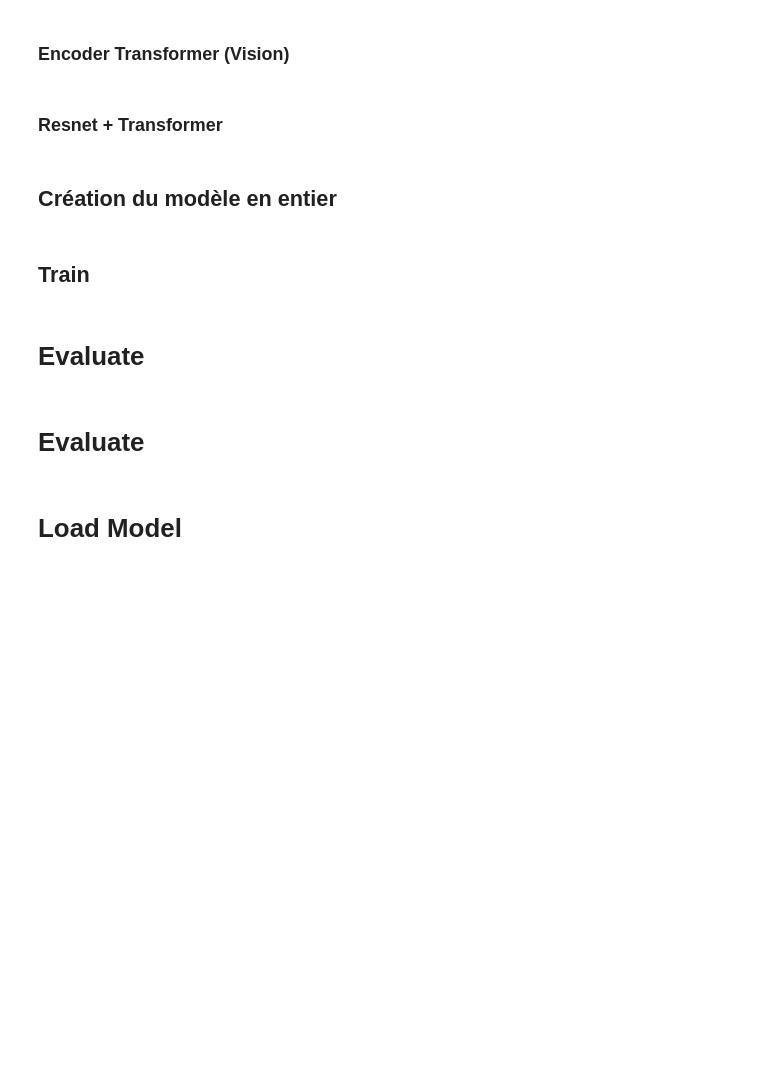
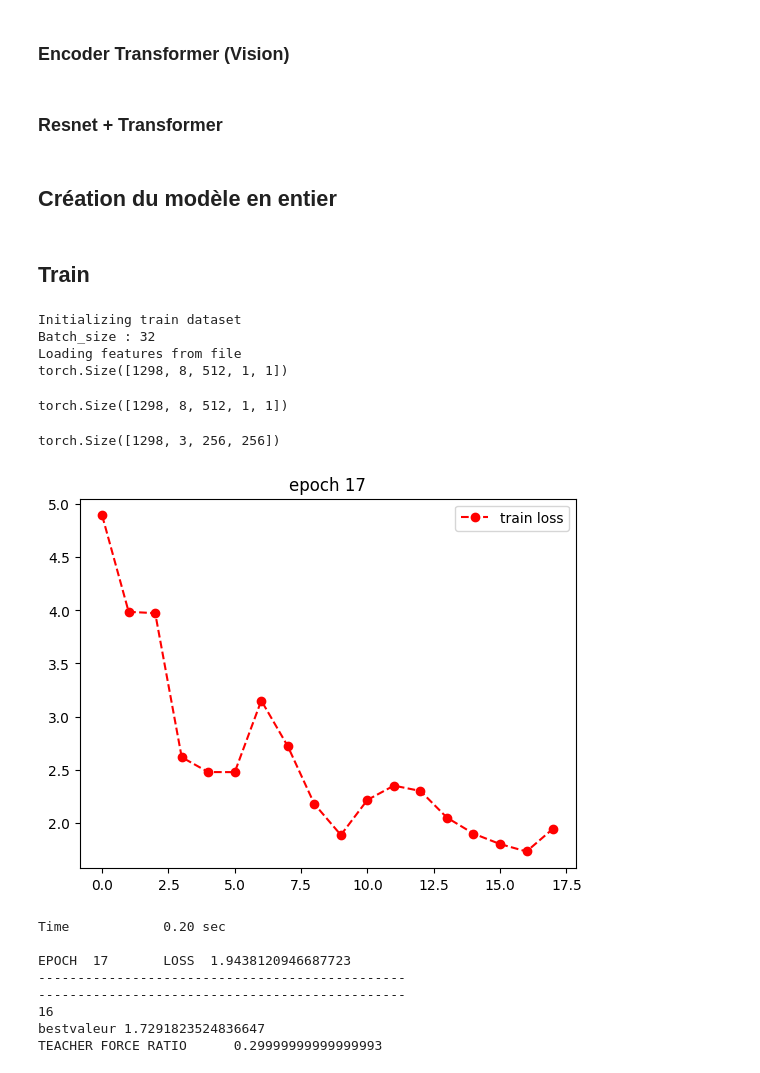
Before and after one commit to schockschock/trajectory_bitransformer_, a Jupyter notebook: UV_projet/github_repo/Encoder_CrossAttention_Transformer.ipynb, the cells around one changed output. Drawn from its saved outputs; the diff is of its cells as text; code cells hidden in the pictures; blank space fills up the shorter version.

Commit message:
CrossAttentionNewDataset

```diff
--- a/UV_projet/github_repo/Encoder_CrossAttention_Transformer.ipynb
+++ b/UV_projet/github_repo/Encoder_CrossAttention_Transformer.ipynb
@@ -698,12 +717,17 @@ class Seq2SeqCA(nn.Module):
 # %%
 #train dataset and loader
 
-batch_size = 4
+batch_size = 32
 print("Initializing train dataset")
 print("Batch_size : {}".format(batch_size))
 
 conv_model = Resnet()
 
-dataset_train = TrajectoryPredictionDataset(image_folder_path, cnx_train, conv_model = conv_model)
-train_loader  = torch.utils.data.DataLoader(dataset_train, batch_size=batch_size, shuffle=True, num_workers=2, drop_last=True, pin_memory=True)
+dataset_train = TrajectoryPredictionDataset(image_folder_path, cnx_train, conv_model = conv_model, load_features = "features_resnet.npy")
+train_loader  = torch.utils.data.DataLoader(dataset_train, batch_size=batch_size, shuffle=False, num_workers=2, drop_last=True, pin_memory=True)
 validation_loader = None
+# %% [output]
+Initializing train dataset
+Batch_size : 32
+Loading features from file
+torch.Size([1298, 8, 512, 1, 1])
@@ -712,3 +734,9 @@ next(iter(train_loader))[2].size()
+# %%
+print(dataset_train.features.size())
+dataset_train.visual_data.size()
+# %% [output]
+torch.Size([1298, 8, 512, 1, 1])
+torch.Size([1298, 3, 256, 256])
 # %%
 model = Seq2SeqCA(device,embed_size=512,code_size=512,dropout_val=dropout_val,batch_size=batch_size)
 model = model.to(device).double()
@@ -765,13 +793,13 @@ def train(model, optimizer, scheduler, criterion, criterion_vision, clip,train_l
             for i,data in enumerate(train_loader):
                 #print("\n--------------- Batch %d/ %d ---------------"%(j,i)) #(epoch/i)
                 # Forward
-                obs, pred, visual_obs, frame_tensor = data
+                obs, pred,features, frame_tensor = data
 
                 input_tensor, output_tensor         = obs.double().squeeze(dim=1).to('cuda', non_blocking=True), pred.double().squeeze(dim=1).to('cuda', non_blocking=True)
 
-                visual_input_tensor                 = visual_obs.double().squeeze(dim=1).to('cuda', non_blocking=True)
+                features                 = features.double().squeeze(dim=1).to('cuda', non_blocking=True)
 
-                prediction = model(input_tensor, output_tensor, visual_input_tensor)
+                prediction = model(input_tensor, output_tensor, features)
 
                 calculated_prediction = prediction.cumsum(axis=1) #calculated_prediction
 
@@ -831,17 +859,25 @@ def train(model, optimizer, scheduler, criterion, criterion_vision, clip,train_l
         is_best = epoch_loss < best_val
         best_val = min(epoch_loss, best_val)
         print("bestvaleur", best_val)
-        if save_path and (j+1)%5==0:
+        if save_path and (j+1)%20==0:
             save_checkpoint({'epoch': j+1,'state_dict': model.state_dict(),'optimizer': optimizer.state_dict(),'scheduler': scheduler.state_dict(),'best_loss': best_val}, is_best, save_path, 'epoch_{}.pth'.format(j+1))
 
     return epoch_loss / (int(data_size/chunk_size))
 # %%
 print("TRAIN")
 model.train()
 print("path mode\t",path_mode)
 
-save_path = "/notebook_data/Introvert_ResnetTransf/save_models/cross_attention/"
+save_path = "/notebook_data/Introvert_ResnetTransf/save_models/cross_attention_2/"
 loss  = train(model, optimizer, scheduler, criterion, criterion_vision, clip, train_loader, validation_loader, save_path)
 print("LOSS ",loss)
+# %% [output]
+[figure, added]
+Time            0.20 sec
+
+EPOCH  17       LOSS  1.9438120946687723
+-----------------------------------------------
+-----------------------------------------------
+16
+bestvaleur 1.7291823524836647
+TEACHER FORCE RATIO      0.29999999999999993
-# %% [markdown]
-# Evaluate
@@ -897,2 +883,0 @@ def validation(model, optimizer, criterion, criterion_vision, clip, validation_l
-# %% [markdown]
-# Evaluate
@@ -993,2 +883,0 @@ def evaluate_eval(model, optimizer, criterion, criterion_vision, clip, five_fold
-# %% [markdown]
-# Load Model
```
Also changed, not shown: parts of 23 cells of this notebook.
